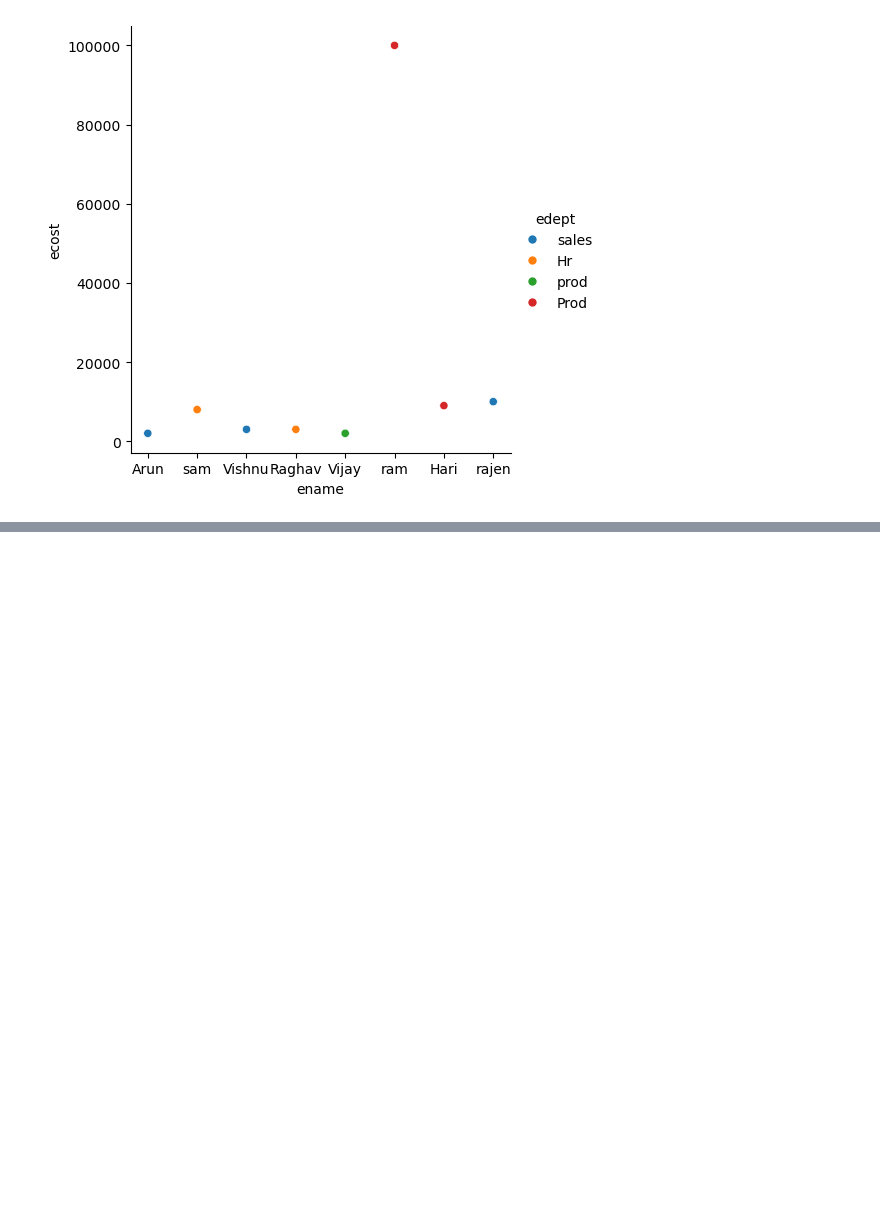
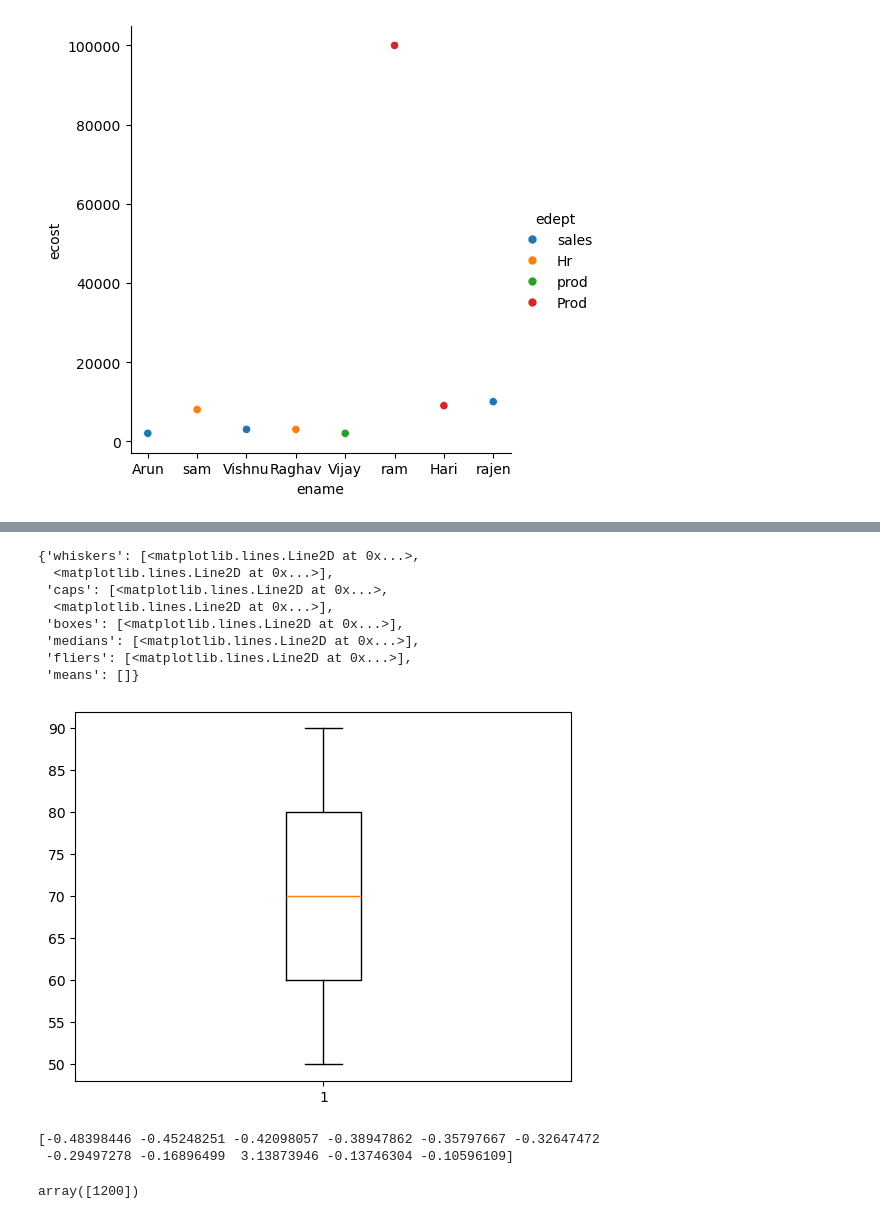
Before and after one commit to krishtheeba/PythonWithAI, a Jupyter notebook: Day4_Jupyter.ipynb, the cells around one changed output, grey strips where cells are left out. Drawn from its saved outputs; the diff is of its cells as text; code cells hidden in the pictures; blank space fills up the shorter version.

```diff
--- a/Day4_Jupyter.ipynb
+++ b/Day4_Jupyter.ipynb
@@ -287,0 +314,23 @@ dataset['cluster_id']...
+# %%
+plt.boxplot(d)
+# %% [output]
+{'whiskers': [<matplotlib.lines.Line2D at 0x...>,
+  <matplotlib.lines.Line2D at 0x...>],
+ 'caps': [<matplotlib.lines.Line2D at 0x...>,
+  <matplotlib.lines.Line2D at 0x...>],
+ 'boxes': [<matplotlib.lines.Line2D at 0x...>],
+ 'medians': [<matplotlib.lines.Line2D at 0x...>],
+ 'fliers': [<matplotlib.lines.Line2D at 0x...>],
+ 'means': []}
+[figure, added]
+# %%
+d=np.array([50,60,70,80,90,100,110,150,1200,160,170])
+mean=np.mean(d)
+std_dev= np.std(d)
+zscore= (d-mean)/ std_dev
+print(zscore)
+d[np.abs(zscore) > 2]
+# %% [output]
+[-0.48398446 -0.45248251 -0.42098057 -0.38947862 -0.35797667 -0.32647472
+ -0.29497278 -0.16896499  3.13873946 -0.13746304 -0.10596109]
+array([1200])
```
Also changed, not shown: parts of 9 cells of this notebook.
